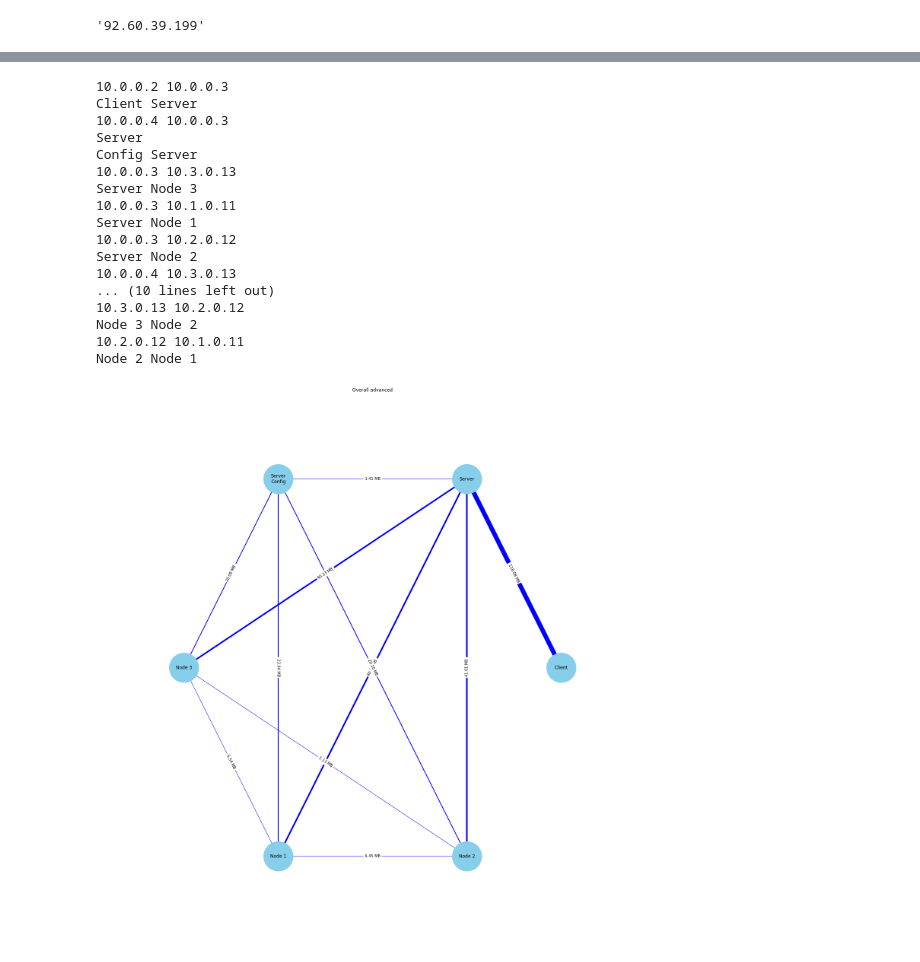
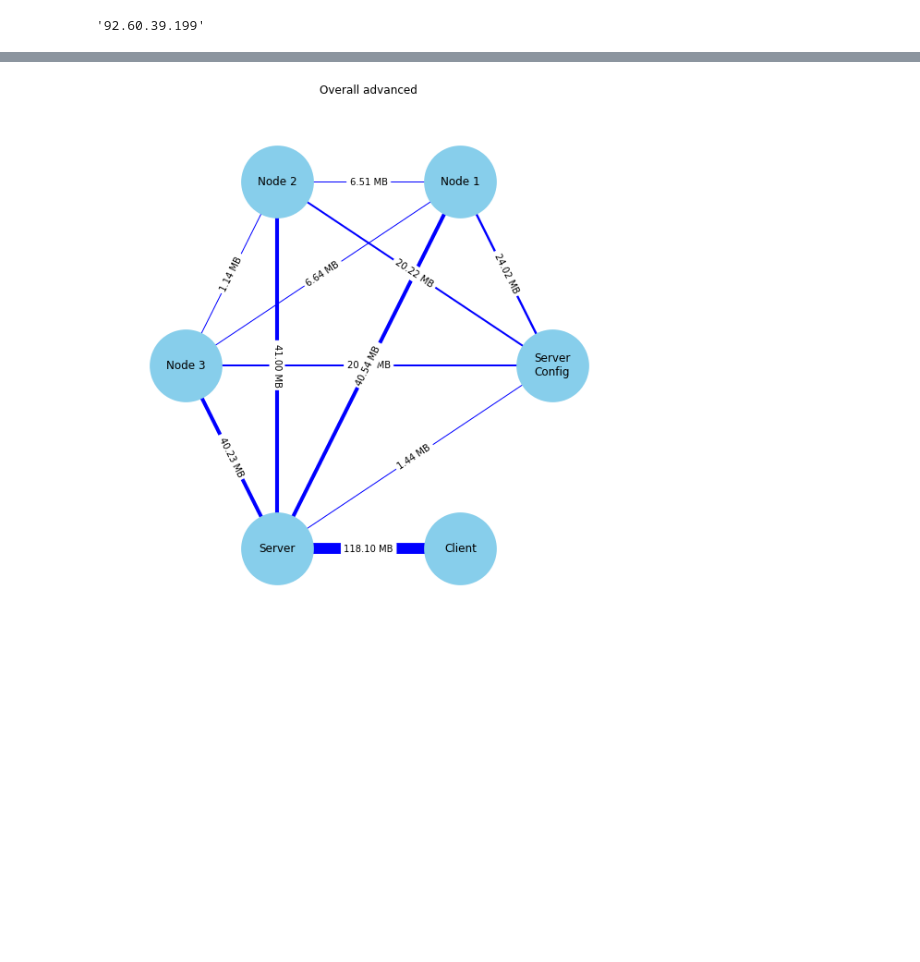
Before and after one commit to dos-group/syncmesh, a Jupyter notebook: evaluation/03_Pcap.ipynb, the cells around one changed output, grey strips where cells are left out. Saved outputs shown, nothing was run; the diff lists cells and outputs as text; code cells hidden in the pictures; blank space fills up the shorter version.

```diff
--- a/evaluation/03_Pcap.ipynb
+++ b/evaluation/03_Pcap.ipynb
@@ -227,53 +233,37 @@ def get_node_name(ip):
 
 for index, subset_key in enumerate(node_datasets):
     G = nx.Graph()
     # print(subset_key)
     for node_dataset_key in node_datasets[subset_key]:
         subset = node_datasets[subset_key][node_dataset_key]
         if len(subset["ip.dst"]) > 0:
 
-            if subset_key == "advanced":
+            # if subset_key == "advanced":
                 # print(node_dataset_key)
-                print(subset["ip.src"].iloc[0], subset["ip.dst"].iloc[0])
-                print(get_node_name(subset["ip.src"].iloc[0]), get_node_name(subset["ip.dst"].iloc[0]))
-            G.add_edge(get_node_name(subset["ip.src"].iloc[0]), get_node_name(subset["ip.dst"].iloc[0]), color='b', weight=np.clip(subset["ip.len"].sum()/10000000, 1, 1000), label=to_human_readable(subset["ip.len"].sum()))
+                #print(subset["ip.src"].iloc[0], subset["ip.dst"].iloc[0])
+                #print(get_node_name(subset["ip.src"].iloc[0]), get_node_name(subset["ip.dst"].iloc[0]))
+            G.add_edge(get_node_name(subset["ip.src"].iloc[0]), get_node_name(subset["ip.dst"].iloc[0]), color='b', weight=np.clip(subset["ip.len"].sum()/10000000 , 1, 1000), label=to_human_readable(subset["ip.len"].sum()))
+            #  + "\n" + "{:.0f}".format(subset["tcp.analysis.initial_rtt"].mean(skipna=True)* 1000) + "ms"
 
     pos = nx.circular_layout(G)
 
-    size =20
+    size =8
     plt.figure(index+1,figsize=(size,size))
     edges = G.edges()
     colors = [G[u][v]['color'] for u,v in edges]
     weights = [G[u][v]['weight'] for u,v in edges]
     edgelabels = dict([((u, v), G[u][v]['label']) for u,v in edges])
     nx.draw(G, pos, edge_color=colors, width=weights, with_labels = True, node_size=1500, node_color="skyblue", node_shape="o", alpha=1, linewidths=40)
     nx.draw_networkx_edge_labels(G, pos, edge_labels=edgelabels)
 
     plt.axis('off')
     axis = plt.gca()
     axis.set_title("Overall " + subset_key)
     axis.set_xlim([1.2*x for x in axis.get_xlim()])
     axis.set_ylim([1.2*y for y in axis.get_ylim()])
     plt.savefig("out/network_"+subset_key+".png")
 
 
 plt.show()
 # %% [output]
-10.0.0.2 10.0.0.3
-Client Server
-10.0.0.4 10.0.0.3
-Server
-Config Server
-10.0.0.3 10.3.0.13
-Server Node 3
-10.0.0.3 10.1.0.11
-Server Node 1
-10.0.0.3 10.2.0.12
-Server Node 2
-10.0.0.4 10.3.0.13
-... (10 lines left out)
-10.3.0.13 10.2.0.12
-Node 3 Node 2
-10.2.0.12 10.1.0.11
-Node 2 Node 1
-[figure, old version]
+[figure, new version]
```
Also changed, not shown: parts of 18 cells of this notebook.
